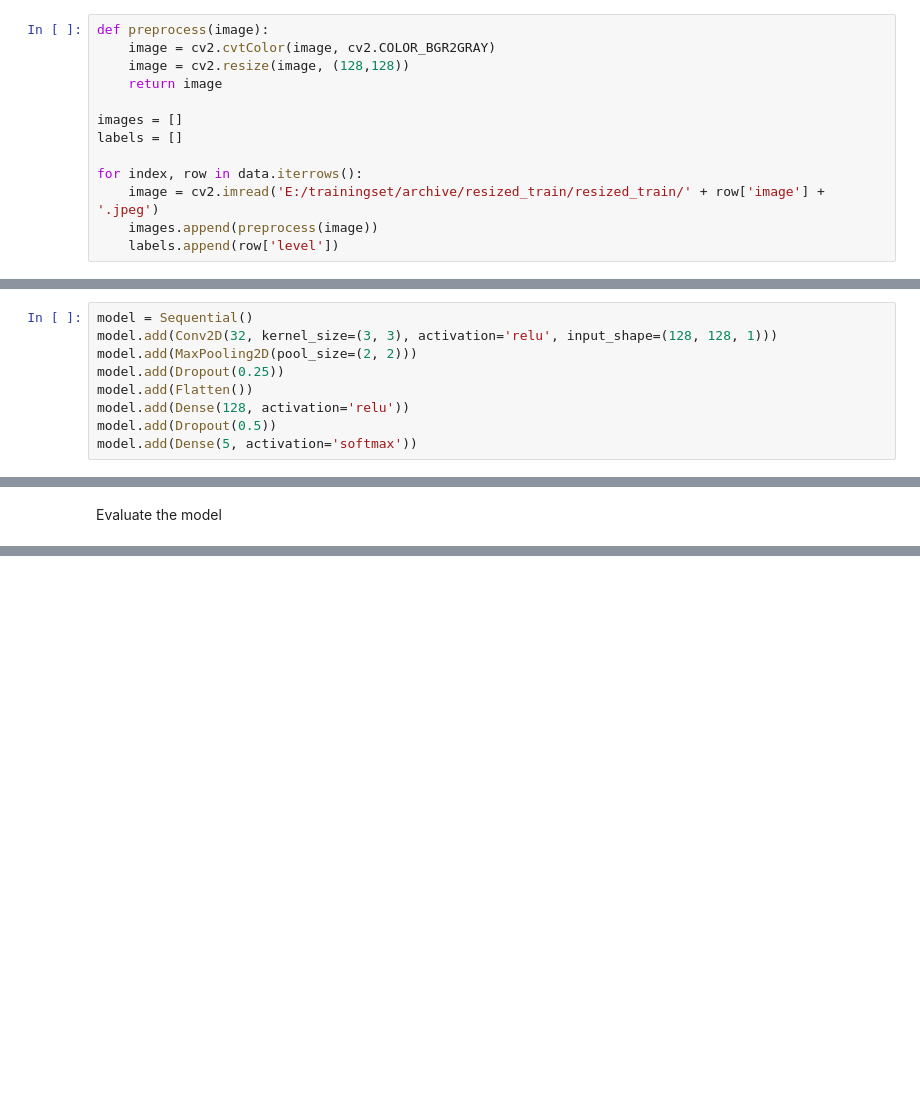
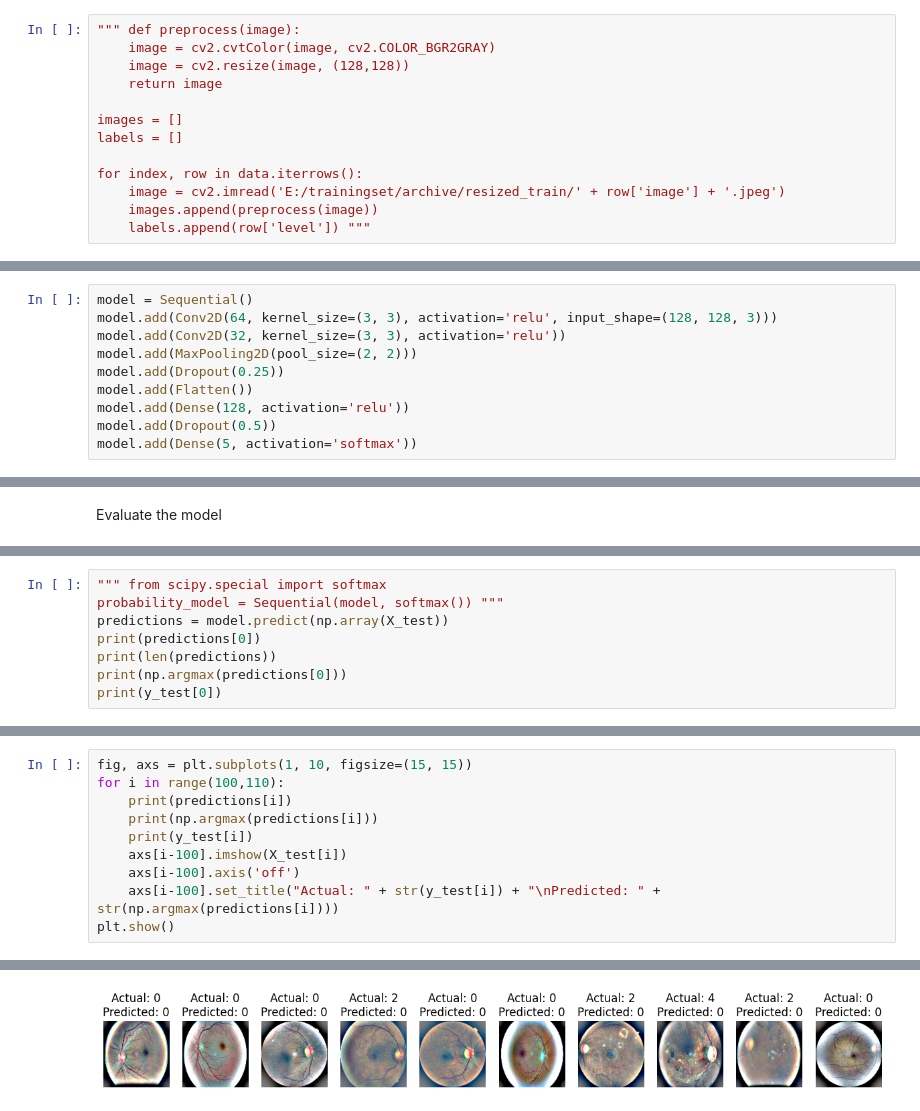
Before and after one commit to PRABUDDHIKAMWR/Project_Diabetic_Retinopathy_Severity_Grading, a Jupyter notebook: project_test1.ipynb, the cells around one changed output, grey strips where cells are left out. Drawn from its saved outputs; the diff is of its cells as text; blank space fills up the shorter version.

```diff
--- a/project_test1.ipynb
+++ b/project_test1.ipynb
@@ -16,7 +16,7 @@ data = pd.read_csv(r"E:\trainingset\archive\trainLabels.csv")
 # %% [markdown]
 Preprocess the images
 # %%
-def preprocess(image):
+""" def preprocess(image):
     image = cv2.cvtColor(image, cv2.COLOR_BGR2GRAY)
     image = cv2.resize(image, (128,128))
     return image
@@ -25,6 +25,6 @@ images = []
 labels = []
 
 for index, row in data.iterrows():
-    image = cv2.imread('E:/trainingset/archive/resized_train/resized_train/' + row['image'] + '.jpeg')
+    image = cv2.imread('E:/trainingset/archive/resized_train/' + row['image'] + '.jpeg')
     images.append(preprocess(image))
-    labels.append(row['level'])
+    labels.append(row['level']) """
@@ -36,7 +109,8 @@ X_train, X_test, y_train, y_test = train_test_split(images, labels, test_size=0.
 Build the model
 # %%
 model = Sequential()
-model.add(Conv2D(32, kernel_size=(3, 3), activation='relu', input_shape=(128, 128, 1)))
+model.add(Conv2D(64, kernel_size=(3, 3), activation='relu', input_shape=(128, 128, 3)))
+model.add(Conv2D(32, kernel_size=(3, 3), activation='relu'))
 model.add(MaxPooling2D(pool_size=(2, 2)))
 model.add(Dropout(0.25))
 model.add(Flatten())
@@ -81,0 +156,8 @@ Test accuracy: 0.7356959581375122
+# %%
+""" from scipy.special import softmax
+probability_model = Sequential(model, softmax()) """
+predictions = model.predict(np.array(X_test))
+print(predictions[0])
+print(len(predictions))
+print(np.argmax(predictions[0]))
+print(y_test[0])
@@ -81,0 +180,11 @@ Test accuracy: 0.7356959581375122
+# %%
+fig, axs = plt.subplots(1, 10, figsize=(15, 15))
+for i in range(100,110):
+    print(predictions[i])
+    print(np.argmax(predictions[i]))
+    print(y_test[i])
+    axs[i-100].imshow(X_test[i])
+    axs[i-100].axis('off')
+    axs[i-100].set_title("Actual: " + str(y_test[i]) + "\nPredicted: " + str(np.argmax(predictions[i])))
+plt.show()
+# %% [output]
@@ -81,0 +208 @@ Test accuracy: 0.7356959581375122
+[figure, added]
```
Also changed, not shown: parts of 10 cells of this notebook, 1 other file.
